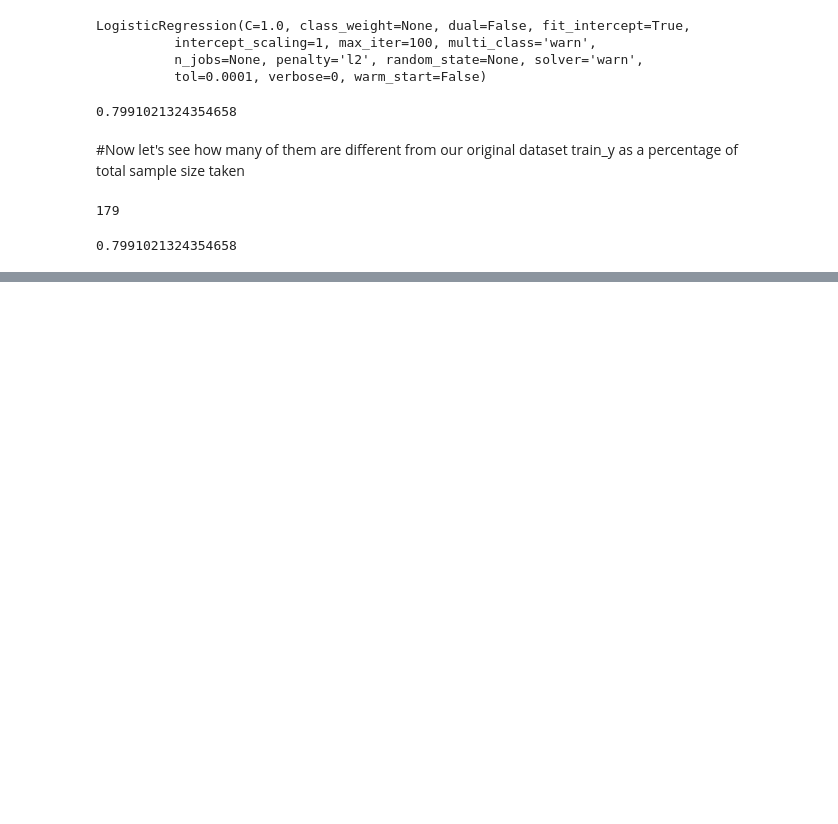
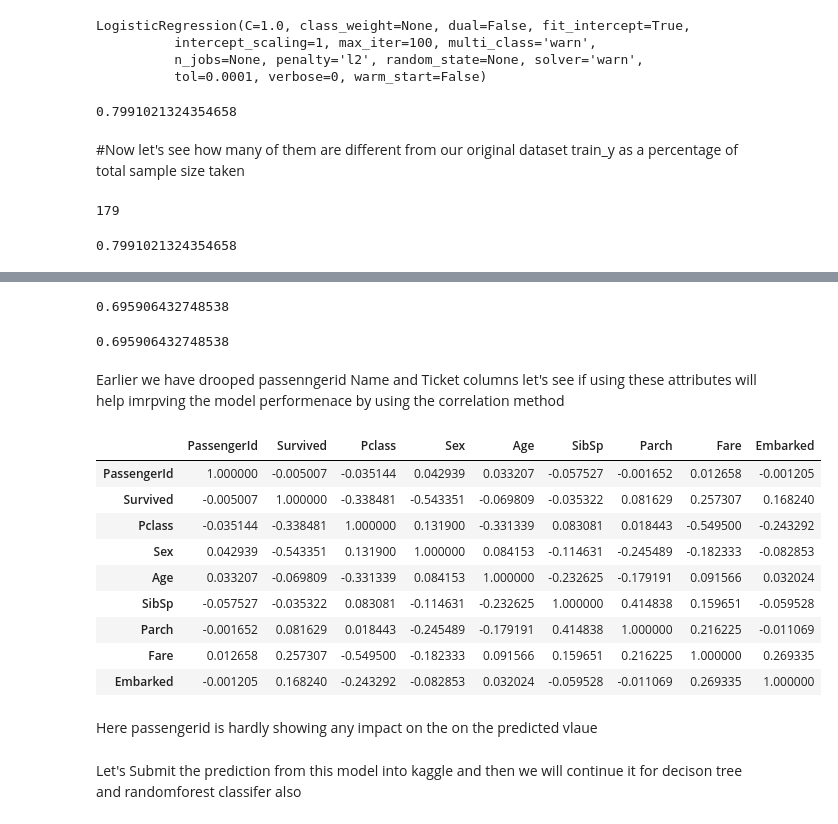
Before and after one commit to singhabhi937/kaggleproject, a Jupyter notebook: Titanic_LogisiticRegression.ipynb, the cells around one changed output, grey strips where cells are left out. Saved outputs shown, nothing was run; the diff lists cells and outputs as text; code cells hidden in the pictures; blank space fills up the shorter version.

```diff
--- a/Titanic_LogisiticRegression.ipynb
+++ b/Titanic_LogisiticRegression.ipynb
@@ -241,0 +266,10 @@ print(Accuracy)
+# %%
+recallScore=confusionmatrix[1][1]/(confusionmatrix[1][0]+confusionmatrix[1][1])
+recallScore
+# %% [output]
+0.695906432748538
+# %%
+recallScore=recall_score(train['Survived'],train_predict)
+recallScore
+# %% [output]
+0.695906432748538
@@ -241,0 +278,20 @@ print(Accuracy)
+# %% [markdown]
+Earlier we have drooped passenngerid  Name and Ticket columns let's see if using these attributes will help  imrpving the model performenace
+by using the correlation method
+# %%
+dataset.corr() #it will plot the numeric values only
+# %% [output]
+|  | PassengerId | Survived | Pclass | Sex | Age | SibSp | Parch | Fare | Embarked |
+| PassengerId | 1.000000 | -0.005007 | -0.035144 | 0.042939 | 0.033207 | -0.057527 | -0.001652 | 0.012658 | -0.001205 |
+| Survived | -0.005007 | 1.000000 | -0.338481 | -0.543351 | -0.069809 | -0.035322 | 0.081629 | 0.257307 | 0.168240 |
+| Pclass | -0.035144 | -0.338481 | 1.000000 | 0.131900 | -0.331339 | 0.083081 | 0.018443 | -0.549500 | -0.243292 |
+| Sex | 0.042939 | -0.543351 | 0.131900 | 1.000000 | 0.084153 | -0.114631 | -0.245489 | -0.182333 | -0.082853 |
+| Age | 0.033207 | -0.069809 | -0.331339 | 0.084153 | 1.000000 | -0.232625 | -0.179191 | 0.091566 | 0.032024 |
+| SibSp | -0.057527 | -0.035322 | 0.083081 | -0.114631 | -0.232625 | 1.000000 | 0.414838 | 0.159651 | -0.059528 |
+| Parch | -0.001652 | 0.081629 | 0.018443 | -0.245489 | -0.179191 | 0.414838 | 1.000000 | 0.216225 | -0.011069 |
+| Fare | 0.012658 | 0.257307 | -0.549500 | -0.182333 | 0.091566 | 0.159651 | 0.216225 | 1.000000 | 0.269335 |
+| Embarked | -0.001205 | 0.168240 | -0.243292 | -0.082853 | 0.032024 | -0.059528 | -0.011069 | 0.269335 | 1.000000 |
+# %% [markdown]
+Here passengerid is hardly showing any impact on the on the predicted vlaue
+# %% [markdown]
+Let's Submit the prediction from this model into kaggle and then we will continue it for decison tree and randomforest classifer also
```
Also changed, not shown: parts of 10 cells of this notebook.
